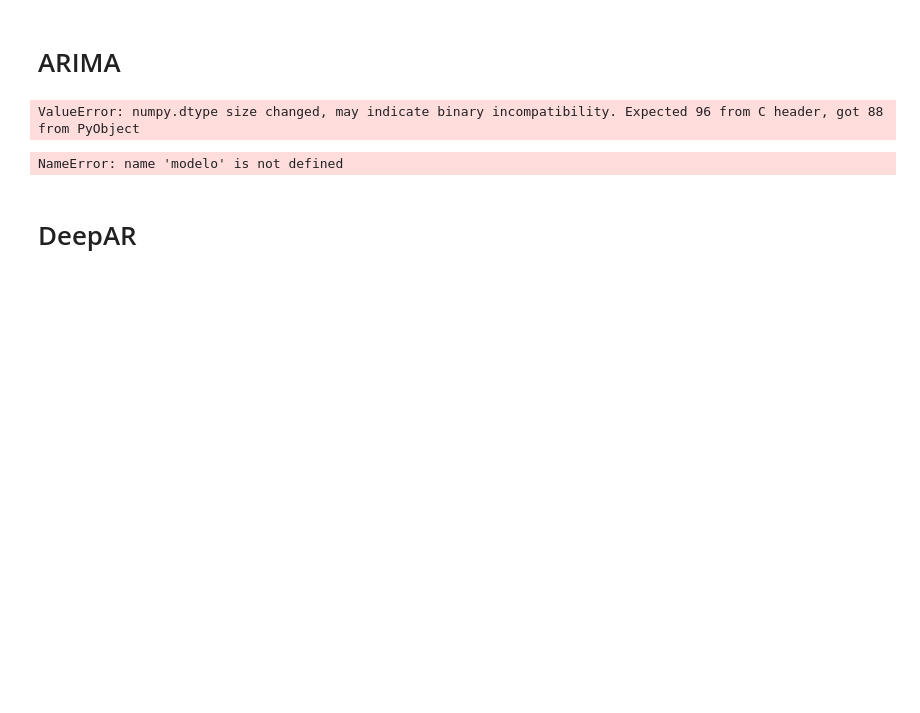
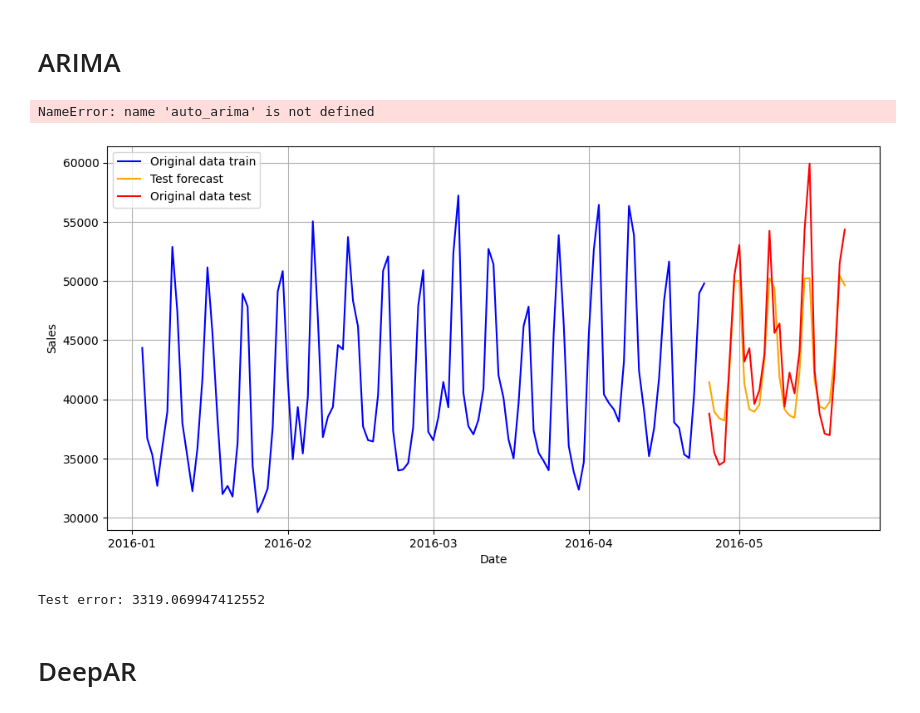
Before and after one commit to alanglk/KISA_ITSDA, a Jupyter notebook: TSF/time_series_forecasting.ipynb, the cells around one changed output. Cells and saved outputs as stored; diff of their text form; code cells hidden in the pictures; blank space fills up the shorter version.

```diff
--- a/TSF/time_series_forecasting.ipynb
+++ b/TSF/time_series_forecasting.ipynb
@@ -152,12 +160,12 @@ array(['HOBBIES', 'HOUSEHOLD', 'FOODS'], dtype=object)
 # %% [markdown]
 # XGBoost
 # %%
-sales_eval = pd.read_csv(os.path.join(data_root, "sales_train_evaluation.csv"))
+sales_eval = pd.read_csv(sales_train_evaluation_path)
 sales_eval.head()
 start_pos_eval = sales_eval.columns.get_loc('d_1')
 total_sales_eval = sales_eval.iloc[:, start_pos_eval:].sum()
 
-sales = pd.read_csv(os.path.join(data_root, "sales_train_validation.csv"))
+sales = pd.read_csv(sales_train_validation_path)
 start_pos = sales.columns.get_loc('d_1')
 total_sales = sales.iloc[:, start_pos:].sum()
 
@@ -328,32 +329,32 @@ Test error (RMSE): 3288.076641442532
 # %% [markdown]
 # ARIMA
 # %%
-from statsmodels.tsa.arima.model import ARIMAResults
-from statsmodels.tsa.arima.model import ARIMA
 from pmdarima import auto_arima
 
 modelo = auto_arima(serie, start_p=1, max_d=1, seasonal=True, m=14, trace=True, error_action='ignore', suppress_warnings=True, n_fits=50)
 print(modelo.summary())
 # %% [output]
-ValueError: numpy.dtype size changed, may indicate binary incompatibility. Expected 96 from C header, got 88 from PyObject
+NameError: name 'auto_arima' is not defined
 # %%
-model_arima = ARIMA(serie, order=modelo.order, seasonal_order=modelo.seasonal_order).fit()
+#model_arima = ARIMA(serie, order=modelo.order, seasonal_order=modelo.seasonal_order).fit()
+model_arima = ARIMA(serie, order=(2, 1, 0), seasonal_order=(1, 0, 1, 14)).fit()
 pronostico_arima = model_arima.forecast(steps=28)
 
 plt.figure(figsize=(12, 6))
 plt.plot(serie[1800:], label="Original data train", color="blue")
 plt.plot(pronostico_arima, label="Test forecast", color="orange")
 plt.plot(fechas_futuras['date'], total_sales_eval[1913:], label="Original data test", color="red")
 plt.xlabel("Date")
 plt.ylabel("Sales")
 plt.legend()
 plt.grid(True)
 plt.show()
 
 error = np.sqrt(mean_squared_error(total_sales_eval[1913:], pronostico_arima))
 print("Test error:", str(error))
 # %% [output]
+[figure, added]
-NameError: name 'modelo' is not defined
+Test error: 3319.069947412552
 # %% [markdown]
 # DeepAR
 # %%
```
Also changed, not shown: parts of 7 cells of this notebook, 5 other files.
